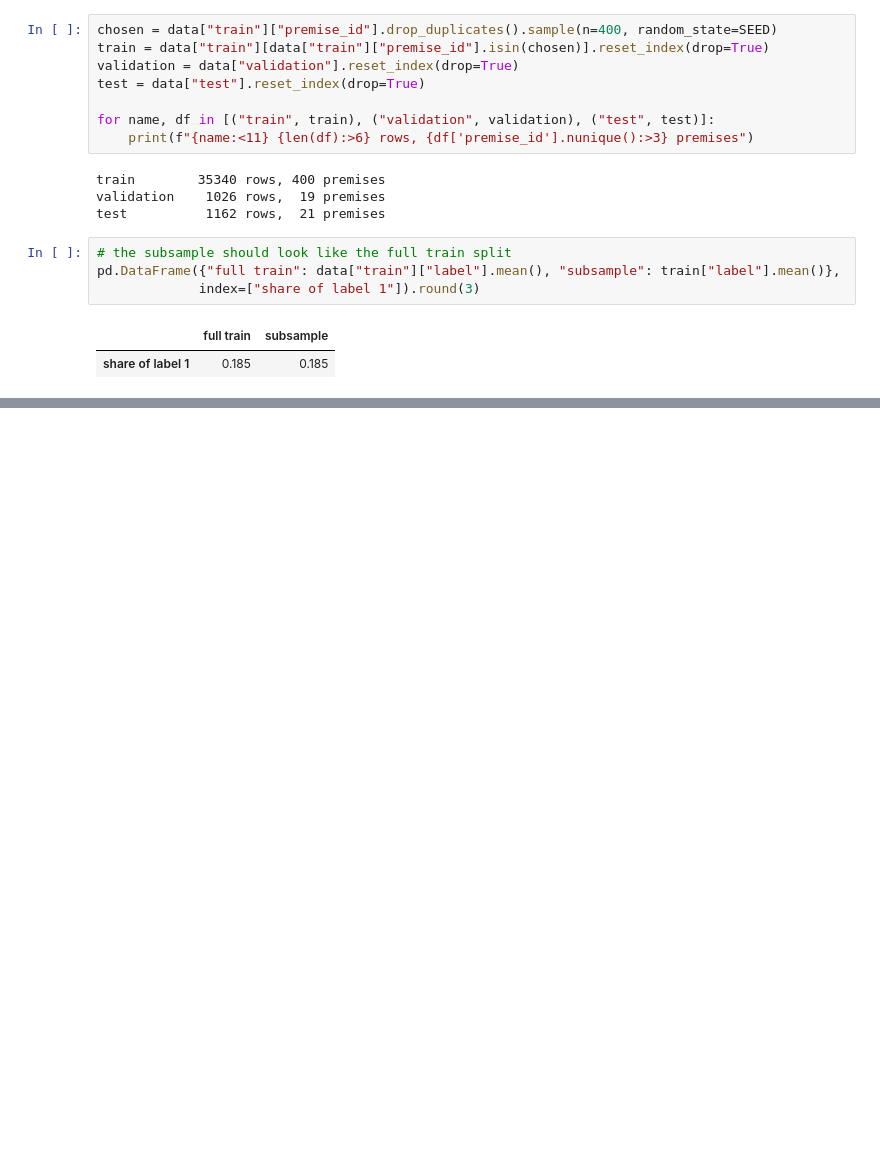
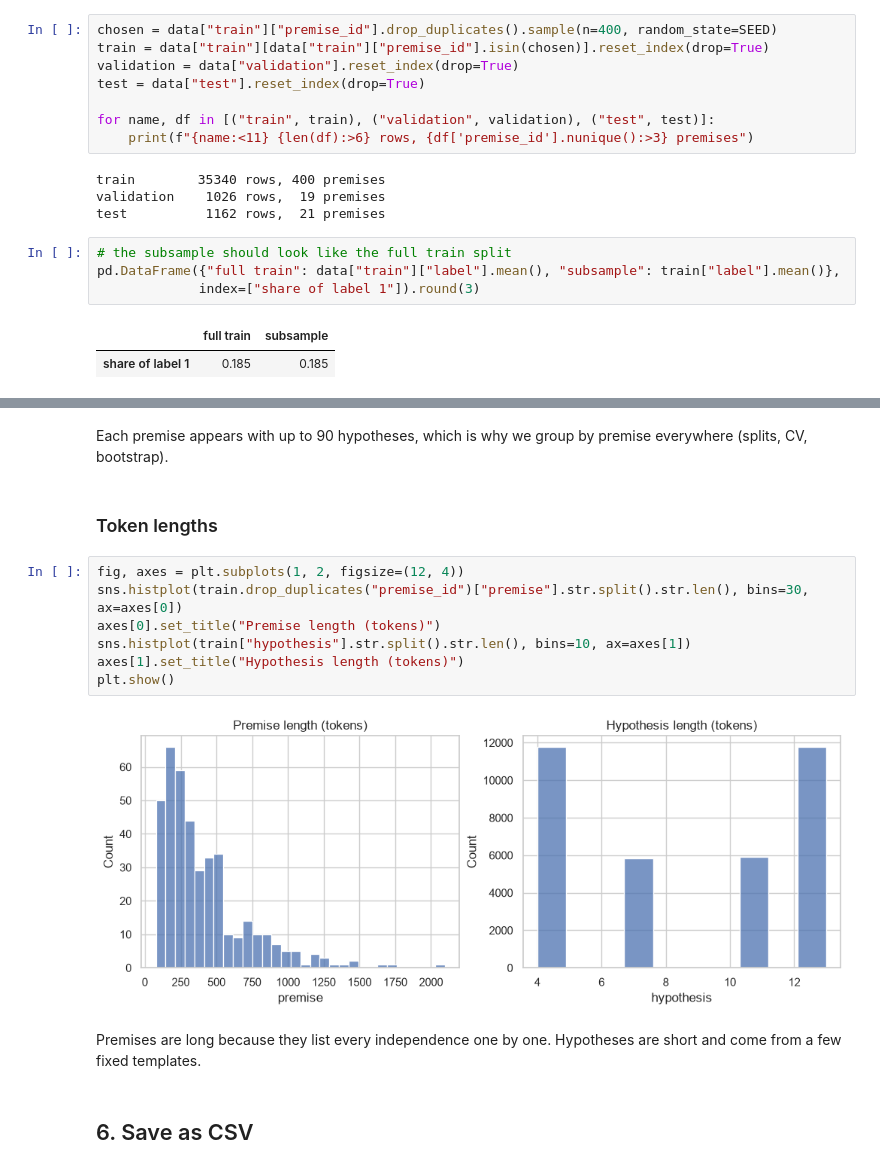
Before and after one commit to Jag2007/AI_ML_Project, a Jupyter notebook: notebooks/01_preprocessing_eda.ipynb, the cells around one changed output, grey strips where cells are left out. Saved outputs shown, nothing was run; the diff lists cells and outputs as text; blank space fills up the shorter version.

```diff
--- a/notebooks/01_preprocessing_eda.ipynb
+++ b/notebooks/01_preprocessing_eda.ipynb
@@ -149,0 +212,17 @@ pd.DataFrame({"full train": data["train"]["label"].mean(), "subsample": train["l
+# %% [markdown]
+Each premise appears with up to 90 hypotheses, which is why we group by premise everywhere (splits, CV, bootstrap).
+# %% [markdown]
+### Token lengths
+# %%
+fig, axes = plt.subplots(1, 2, figsize=(12, 4))
+sns.histplot(train.drop_duplicates("premise_id")["premise"].str.split().str.len(), bins=30, ax=axes[0])
+axes[0].set_title("Premise length (tokens)")
+sns.histplot(train["hypothesis"].str.split().str.len(), bins=10, ax=axes[1])
+axes[1].set_title("Hypothesis length (tokens)")
+plt.show()
+# %% [output]
+[figure, added]
+# %% [markdown]
+Premises are long because they list every independence one by one. Hypotheses are short and come from a few fixed templates.
+# %% [markdown]
+## 6. Save as CSV
```
Also changed, not shown: parts of 14 cells of this notebook.
